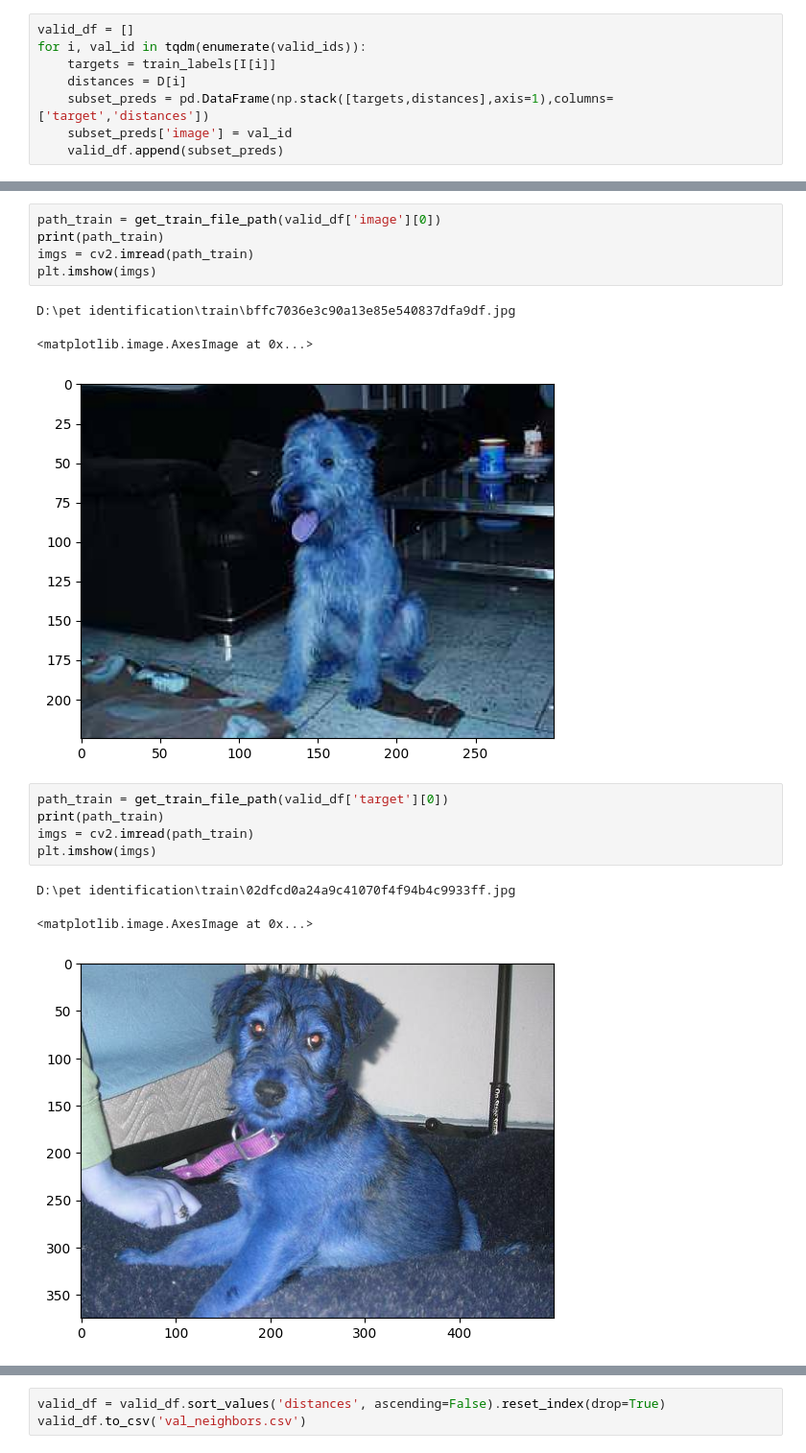
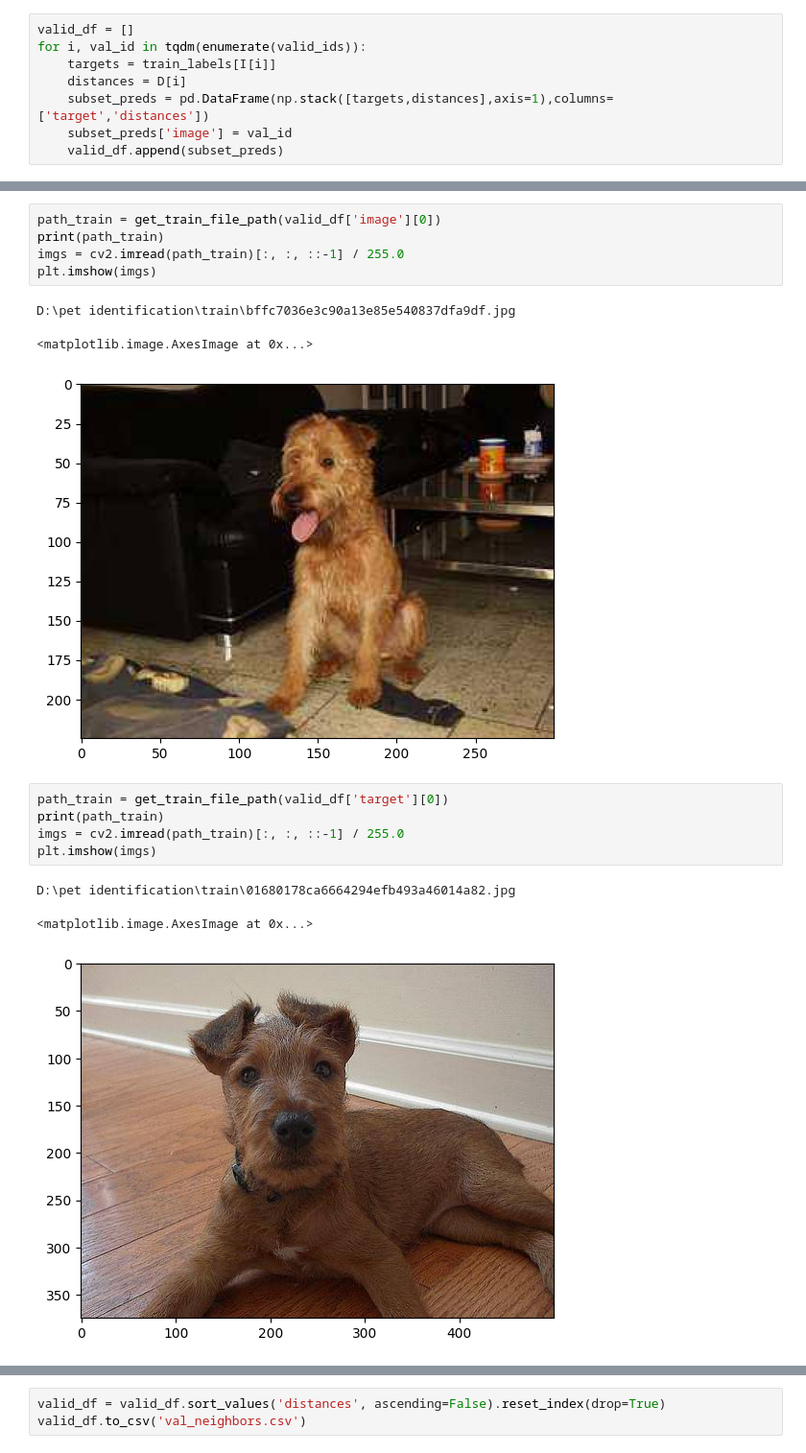
Before and after one commit to CHSTROKIN/Pet-Identification, a Jupyter notebook: faiss-pytorch-inference.ipynb, the cells around one changed output, grey strips where cells are left out. Shown at 96% size. Saved outputs shown, nothing was run; the diff lists cells and outputs as text.

```diff
--- a/faiss-pytorch-inference.ipynb
+++ b/faiss-pytorch-inference.ipynb
@@ -490,21 +581,21 @@ bffc7036e3c90a13e85e540837dfa9df
 # %%
 path_train = get_train_file_path(valid_df['image'][0])
 print(path_train)
-imgs = cv2.imread(path_train)
+imgs = cv2.imread(path_train)[:, :, ::-1] / 255.0
 plt.imshow(imgs)
 # %% [output]
 D:\pet identification\train\bffc7036e3c90a13e85e540837dfa9df.jpg
 <matplotlib.image.AxesImage at 0x...>
-[figure, old version]
+[figure, new version]
 # %%
 path_train = get_train_file_path(valid_df['target'][0])
 print(path_train)
-imgs = cv2.imread(path_train)
+imgs = cv2.imread(path_train)[:, :, ::-1] / 255.0
 plt.imshow(imgs)
 # %% [output]
-D:\pet identification\train\02dfcd0a24a9c41070f4f94b4c9933ff.jpg
+D:\pet identification\train\01680178ca6664294efb493a46014a82.jpg
 <matplotlib.image.AxesImage at 0x...>
-[figure, old version]
+[figure, new version]
 # %%
 num_imgs = 5
 fig, axs = plt.subplots(1, num_imgs, figsize=(num_imgs * 3, 3))
```
Also changed, not shown: parts of 7 cells of this notebook, 2 other files.
